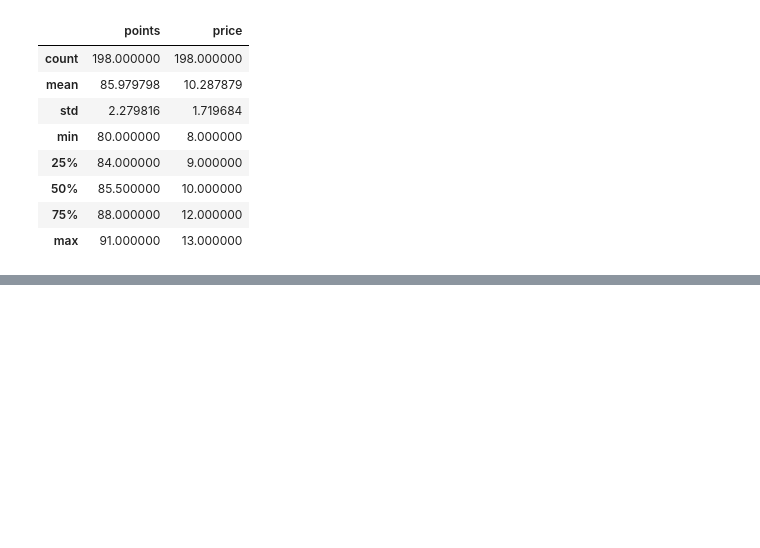
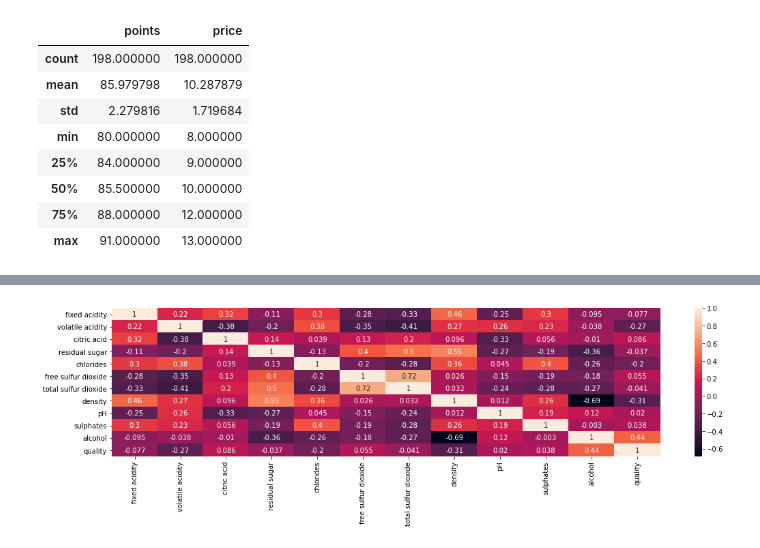
Before and after one commit to shekharbiswas/antelope, a Jupyter notebook: january.ipynb, the cells around one changed output, grey strips where cells are left out. Saved outputs shown, nothing was run; the diff lists cells and outputs as text; code cells hidden in the pictures; blank space fills up the shorter version.

```diff
--- a/january.ipynb
+++ b/january.ipynb
@@ -179,0 +159,8 @@ price_irq.describe()
+# %%
+correlation_mat = wines.corr()
+plt.figure(figsize=(18,4))
+sns.heatmap(correlation_mat, annot = True)
+plt.savefig("correlation.png")
+plt.show()
+# %% [output]
+[figure, added]
```
Also changed, not shown: parts of 22 cells of this notebook.
